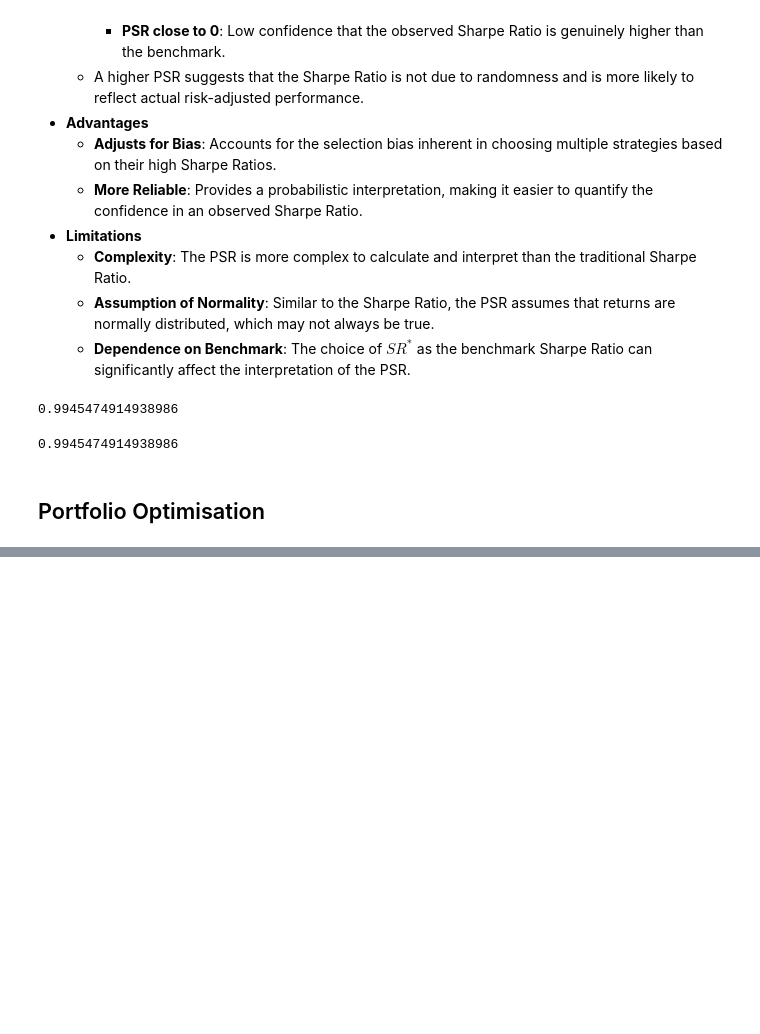
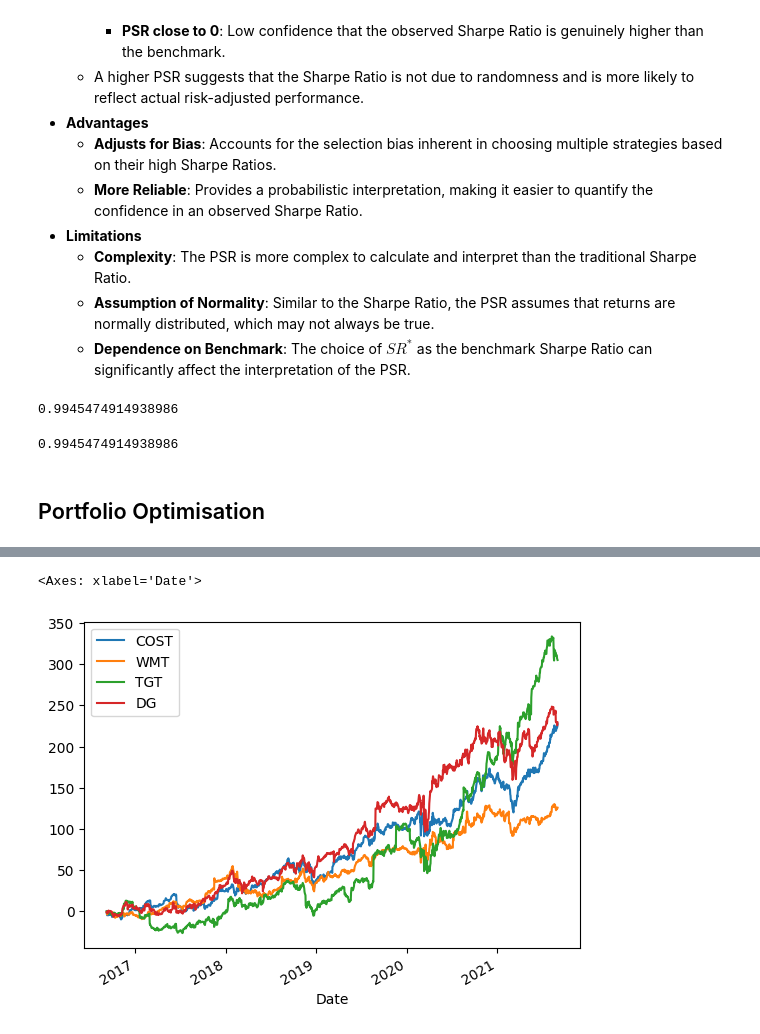
Before and after one commit to mattwalmsley/financial-modelling, a Jupyter notebook: quant-library/python/systematic-trading/basic_concepts.ipynb, the cells around one changed output, grey strips where cells are left out. Saved outputs shown, nothing was run; the diff lists cells and outputs as text; code cells hidden in the pictures; blank space fills up the shorter version.

```diff
--- a/quant-library/python/systematic-trading/basic_concepts.ipynb
+++ b/quant-library/python/systematic-trading/basic_concepts.ipynb
@@ -182,0 +211,6 @@ COST = pd.read_csv('')
+# %%
+retail_cumulative_returns_df = ((1 + retail_daily_returns_df).cumprod() - 1) * 100
+retail_cumulative_returns_df.plot()
+# %% [output]
+<Axes: xlabel='Date'>
+[figure, added]
```
Also changed, not shown: parts of 5 cells of this notebook.
